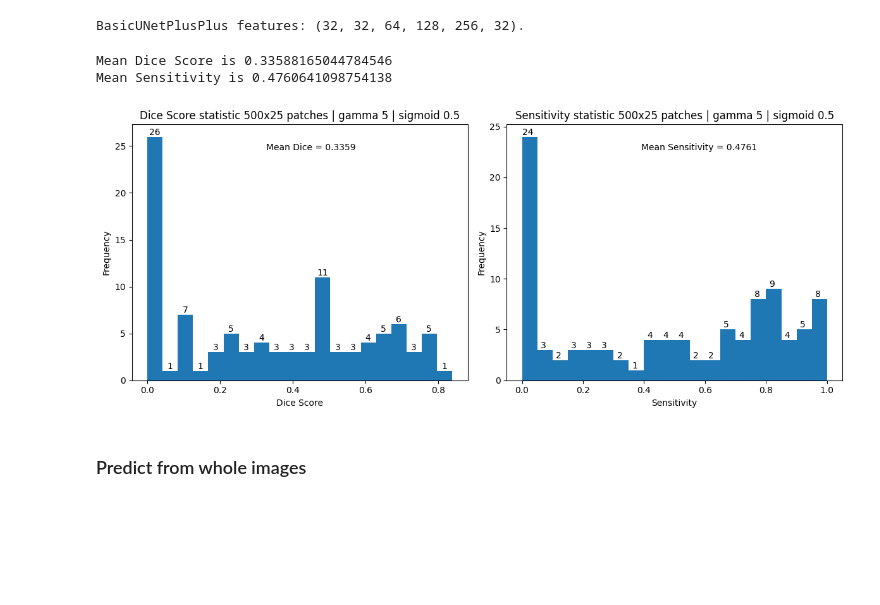
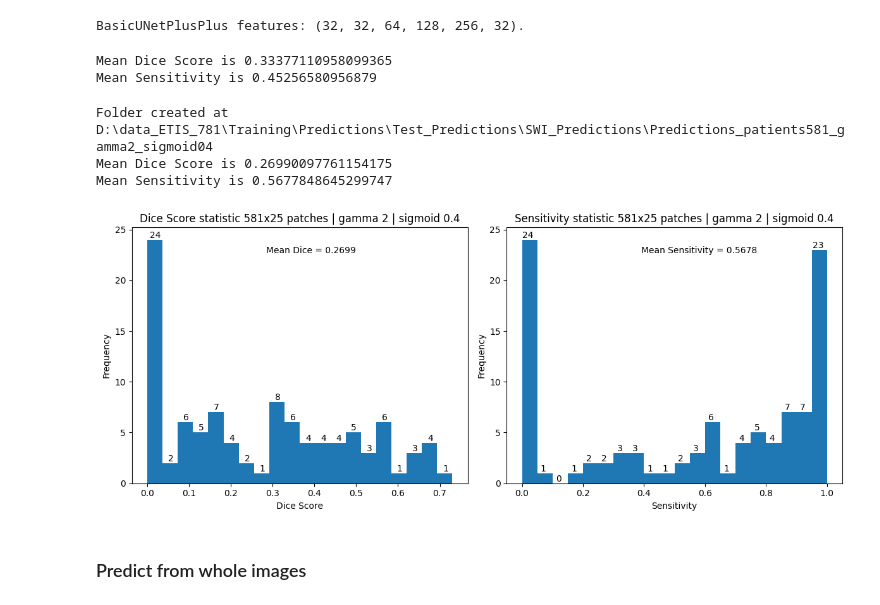
Before and after one commit to drci-foch/BOOSTER-AIC, a Jupyter notebook: algo/UNet/UNet_Training.ipynb, the cells around one changed output. Drawn from its saved outputs; the diff is of its cells as text; code cells hidden in the pictures; blank space fills up the shorter version.

```diff
--- a/algo/UNet/UNet_Training.ipynb
+++ b/algo/UNet/UNet_Training.ipynb
@@ -428,7 +445,7 @@ BasicUNetPlusPlus features: (32, 32, 64, 128, 256, 32).
 learning_rate = 0.01
 optimizer_for_prediction = torch.optim.Adam(model_for_prediction.parameters(), lr=learning_rate)
 # %%
-model_for_prediction_checkpoint = torch.load("D:\\data_ETIS_781\\Training\\Checkpoints\\model\\train_500x25_gamma5_checkpoint.pth")
+model_for_prediction_checkpoint = torch.load("D:\\data_ETIS_781\\Training\\Checkpoints\\model\\SWI_1channel\\581x25_gamma2\\train_581x25_gamma2_checkpoint.pth")
 # %%
 model_for_prediction.load_state_dict(model_for_prediction_checkpoint["model_state_dict"])
 optimizer_for_prediction.load_state_dict(model_for_prediction_checkpoint['optimizer_state_dict'])
@@ -534,7 +551,7 @@ def compute_sensitivity_metric (prediction_list, ground_truth_masks_list):
     print(f"Mean Sensitivity is {intersection_list.mean()}")
     return intersection_list
 # %%
-prediction_dir_location = "D:\\data_ETIS_781\\Training\\Predictions\\Test_Predictions\\SWI_Predictions\\Predictions_patients500_gamma5_sigmoid05"
+prediction_dir_location = "D:\\data_ETIS_781\\Training\\Predictions\\Test_Predictions\\SWI_Predictions\\Predictions_patients581_gamma2_sigmoid05"
 ground_truth_label_location = test_label_dir
 
 logits_list = run_inference(test_dataloader, model_for_prediction, (145,145,18), (4, 4, 4), test_dir, return_logits=True)
@@ -543,44 +560,52 @@ save_predictions(predictions_list, prediction_dir_location, ground_truth_label_l
 ground_truth_masks_list = load_prediction_masks(ground_truth_label_location)
 dice_score_list = compute_dice_metric(predictions_list, ground_truth_masks_list)
 intersection_list = compute_sensitivity_metric(predictions_list, ground_truth_masks_list)
+# %% [output]
+Mean Dice Score is 0.33377110958099365
+Mean Sensitivity is 0.45256580956879
-# %%
-prediction_dir_location = "D:\\data_ETIS_781\\Training\\Predictions\\Test_Predictions\\SWI_Predictions\\Predictions_patients500_gamma5_sigmoid05"
-ground_truth_label_location = test_label_dir
-
-predictions_list = load_prediction_masks(prediction_dir_location)
-ground_truth_masks_list = load_prediction_masks(ground_truth_label_location)
-dice_score_list = compute_dice_metric(predictions_list, ground_truth_masks_list)
-intersection_list = compute_sensitivity_metric(predictions_list, ground_truth_masks_list)
-# %% [output]
-Mean Dice Score is 0.33588165044784546
-Mean Sensitivity is 0.4760641098754138
+# %%
+prediction_dir_location = "D:\\data_ETIS_781\\Training\\Predictions\\Test_Predictions\\SWI_Predictions\\Predictions_patients581_gamma2_sigmoid04"
+
+predictions_list = [logit_to_binary_mask(logits, threshold=0.4) for logits in logits_list]
+save_predictions(predictions_list, prediction_dir_location, ground_truth_label_location)
+ground_truth_masks_list = load_prediction_masks(ground_truth_label_location)
+dice_score_list = compute_dice_metric(predictions_list, ground_truth_masks_list)
+intersection_list = compute_sensitivity_metric(predictions_list, ground_truth_masks_list)
+# %% [output]
+Folder created at D:\data_ETIS_781\Training\Predictions\Test_Predictions\SWI_Predictions\Predictions_patients581_gamma2_sigmoid04
+Mean Dice Score is 0.26990097761154175
+Mean Sensitivity is 0.5677848645299747
 # %%
+patches = "581x25"
+gamma = 2
+sigmoid = 0.4
+
 fig, axs = plt.subplots(1,2, figsize=(12, 5))
 
 counts_dice, bins_dice, patches_dice = axs[0].hist(np.array(dice_score_list).flatten(), bins=20)
 
 for count, x in zip(counts_dice, bins_dice[:-1]):
     axs[0].text(x + 0.02, count, str(int(count)), ha="center", va="bottom")
 
 counts_inter, bins_inter, patches_inter = axs[1].hist(np.array(intersection_list).flatten(), bins=20)
 
 for count, x in zip(counts_inter, bins_inter[:-1]):
     axs[1].text(x + 0.02, count, str(int(count)), ha="center", va="bottom")
 
 axs[0].text(0.4, 0.9, f"Mean Dice = {dice_score_list.mean():.4f}", transform=axs[0].transAxes)
 axs[0].set_xlabel("Dice Score")
 axs[0].set_ylabel("Frequency")
-axs[0].set_title("Dice Score statistic 500x25 patches | gamma 5 | sigmoid 0.5")
+axs[0].set_title(f"Dice Score statistic {patches} patches | gamma {gamma} | sigmoid {sigmoid}")
 
 axs[1].text(0.4, 0.9, f"Mean Sensitivity = {intersection_list.mean():.4f}", transform=axs[1].transAxes)
 axs[1].set_xlabel("Sensitivity")
 axs[1].set_ylabel("Frequency")
-axs[1].set_title("Sensitivity statistic 500x25 patches | gamma 5 | sigmoid 0.5")
+axs[1].set_title(f"Sensitivity statistic {patches} patches | gamma {gamma} | sigmoid {sigmoid}")
 
 plt.tight_layout()
-plt.savefig("D:\\data_ETIS_781\\Training\\Checkpoints\\Metrics_Results\\MetricsStatistic_500x25patches_gamma5_sigmoid05.png")
+plt.savefig(f"D:\\data_ETIS_781\\Training\\Checkpoints\\Metrics_Results\\MetricsStatistic_{patches}patches_gamma{gamma}_sigmoid0{int(10 * sigmoid)}.png")
 # %% [output]
-[figure, old version]
+[figure, new version]
 # %% [markdown]
 ### Predict from whole images
 # %%
```
Also changed, not shown: parts of 1 cell of this notebook.
